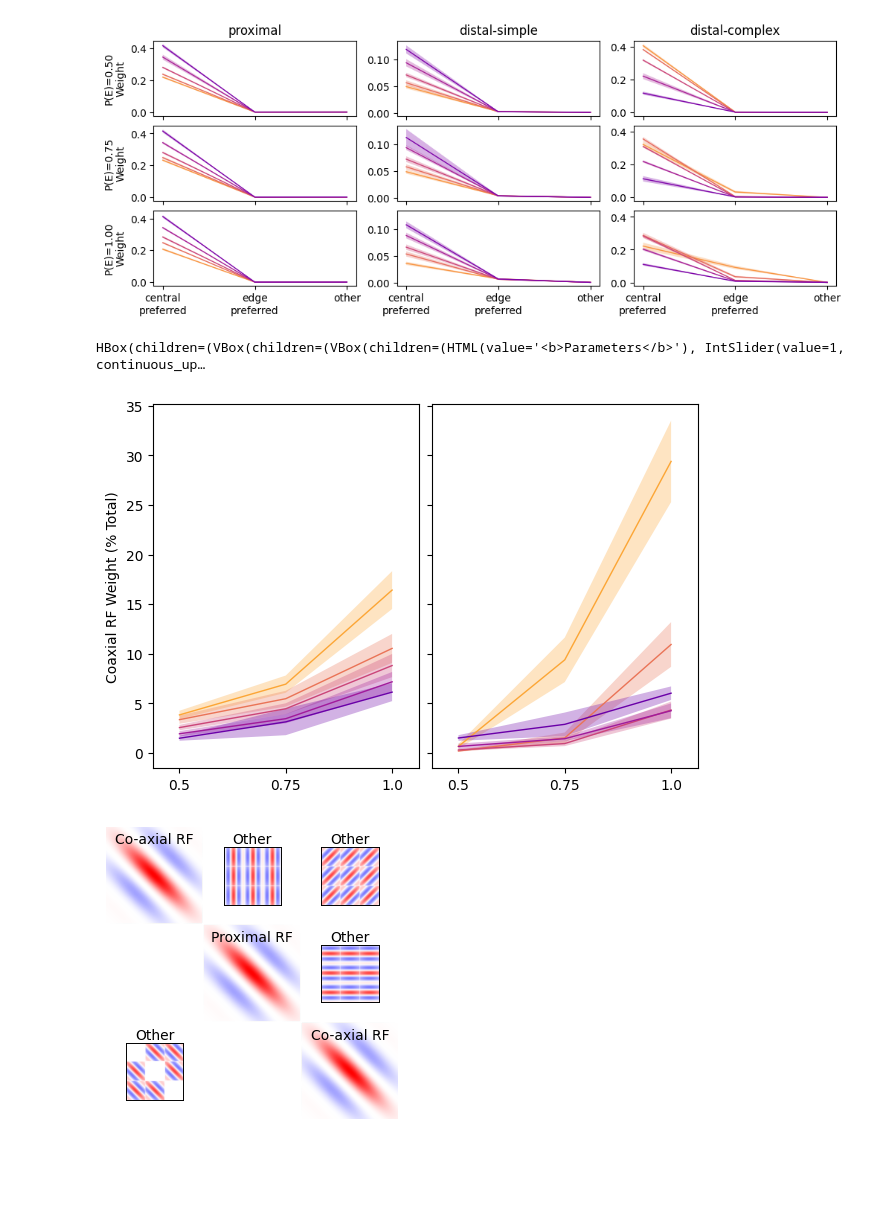
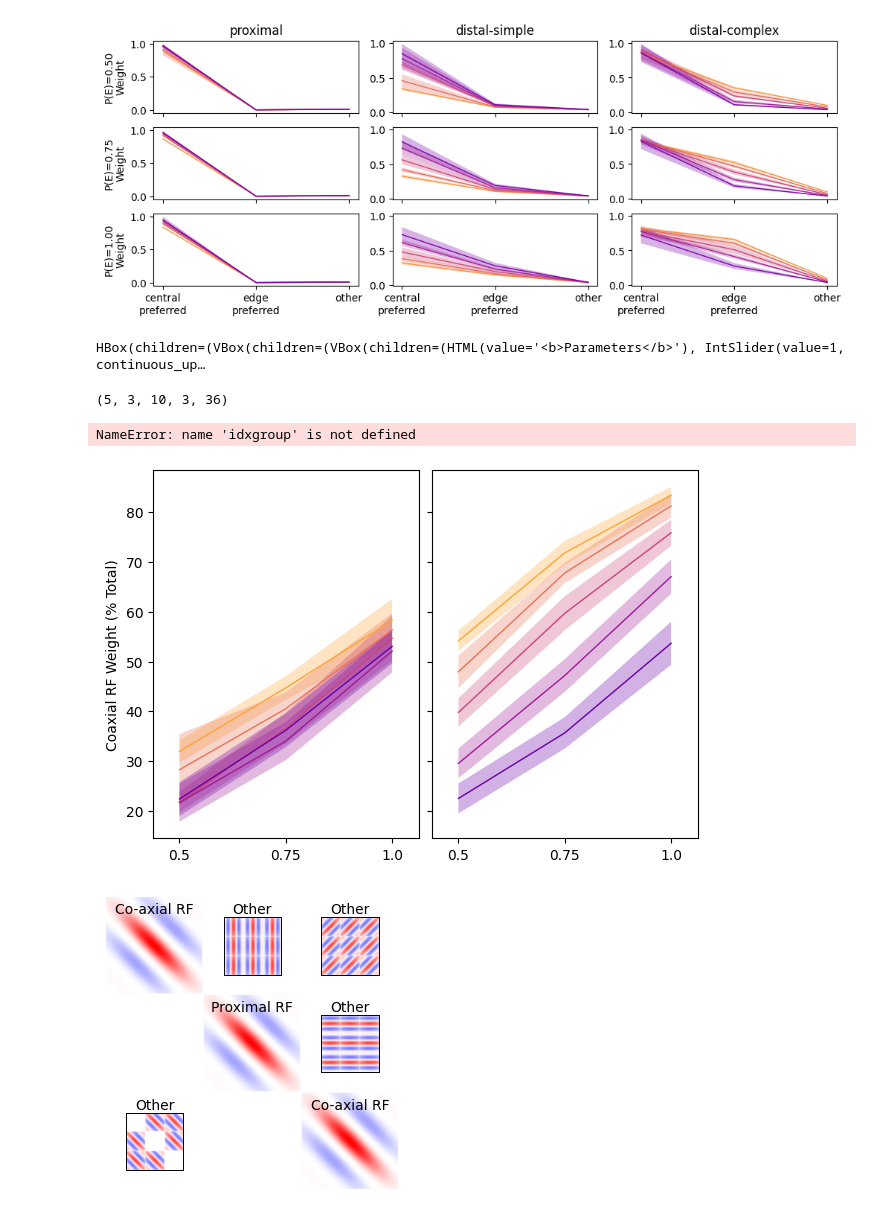
Before and after one commit to landoskape/plasticity-modeling, a Jupyter notebook: notebooks/iaf_hofer_analysis.ipynb, the cells around one changed output. Drawn from its saved outputs; the diff is of its cells as text; code cells hidden in the pictures; blank space fills up the shorter version.

```diff
--- a/notebooks/iaf_hofer_analysis.ipynb
+++ b/notebooks/iaf_hofer_analysis.ipynb
@@ -25,8 +25,8 @@ from src.iaf.analysis import (
 )
 from src.iaf.plotting import weights_to_gabor
 # %%
-config = "hofer_replacement"
-run_name = "20250426"
+config = "hofer"
+run_name = "20250421"
 
 if config == "hofer_replacement":
     norm_by_max_weight = True
@@ -51,6 +51,15 @@ weights = gather_weights(
     norm_by_total_synapses=norm_by_total_synapses,
     num_connections=num_connections,
 )
+weights_raw = gather_weights(
+    metadata,
+    experiment_type="hofer",
+    average_method="fraction",
+    average_window=0.2,
+    norm_by_max_weight=False,
+    norm_by_num_synapses=False,
+    norm_by_total_synapses=False,
+)
 # %%
 results = gather_results(metadata)
 # %%
@@ -69,6 +78,17 @@ summary, trajectory = summarize_weights(
     norm_by_total_synapses=norm_by_total_synapses,
     num_connections=num_connections,
 )
+
+summary_raw, trajectory_raw = summarize_weights(
+    weights_raw,
+    results,
+    metadata,
+    orientation_preference["proximal"],
+    consolidate_other=consolidate_other,
+    norm_by_max_weight=False,
+    norm_by_num_synapses=False,
+    norm_by_total_synapses=False,
+)
 # %%
 if consolidate_other:
     weight_group_order = ["central-preferred", "edge-preferred", "other"]
@@ -100,7 +120,7 @@ for iedge in range(num_edges):
 
 plt.show()
 # %% [output]
-[figure, old version]
+[figure, new version]
 # %%
 from src.debug import Timer
 
@@ -158,34 +178,46 @@ viewer = ExampleViewer()
 viewer.show()
 # %% [output]
 HBox(children=(VBox(children=(VBox(children=(HTML(value='<b>Parameters</b>'), IntSlider(value=1, continuous_up…
+# %%
+weights["distal-simple"].shape
+# %% [output]
+(5, 3, 10, 3, 36)
+# %%
+x = np.reshape(summary_raw["edge-preferred"][idxgroup, iratio], (num_edges, -1))
+y = np.sum(np.reshape(weights_raw[sgname][iratio], (num_edges, -1, 36)), axis=2)
+
+np.max(y), np.max(x)
+# %% [output]
+NameError: name 'idxgroup' is not defined
 # %%
 num_edges = len(metadata["edge_probabilities"])
 num_ratios = len(metadata["dp_ratios"])
 cmap = mpl.colormaps["plasma_r"]
 cmap_pinch = 0.2
 colors = [cmap(ii) for ii in np.linspace(cmap_pinch, 1-cmap_pinch, num_ratios)]
 
 groups_to_plot = ["distal-simple", "distal-complex"]
 idx_to_group = [1, 2]
 
 max_ratio = 0
 fig, ax = plt.subplots(1, 2, layout="constrained", figsize=(6, 4), sharex=True, sharey=True)
 for iratio in range(num_ratios):
     for igroup, sgname in enumerate(groups_to_plot):
         idxgroup = idx_to_group[igroup]
-        edge_preferred = np.reshape(summary["edge-preferred"][idxgroup, iratio], (num_edges, -1))
-        total_weight = np.sum(np.stack([np.reshape(summary[wg][idxgroup, iratio], (num_edges, -1)) for wg in weight_group_order]), axis=0)
-        ratio_edge_preferred = edge_preferred / total_weight
+        edge_preferred = np.reshape(summary_raw["edge-preferred"][idxgroup, iratio], (num_edges, -1))
+        # total_weight = np.sum(np.reshape(weights_raw[sgname][iratio], (num_edges, -1, 36)), axis=2)
+        total_weight = np.sum(np.stack([np.reshape(summary_raw[wg][idxgroup, iratio], (num_edges, -1)) for wg in weight_group_order]), axis=0)
+        ratio_edge_preferred = edge_preferred * 2 / total_weight
         errorPlot(range(num_edges), 100 * ratio_edge_preferred, axis=1, ax=ax[igroup], color=colors[iratio], linewidth=1.0, alpha=0.3)
         max_ratio = max(max_ratio, np.max(ratio_edge_preferred))
 
 ax[0].set_xlim(-0.25, num_edges-0.75)
 ax[0].set_ylabel("Coaxial RF Weight (% Total)")
 ax[0].set_xticks(range(num_edges), labels=metadata["edge_probabilities"])
 ax[1].set_xticks(range(num_edges), labels=metadata["edge_probabilities"])
 plt.show()
 # %% [output]
-[figure, old version]
+[figure, new version]
 # %%
 def plot(state):
     dpratio = state["dpratio"]
```
